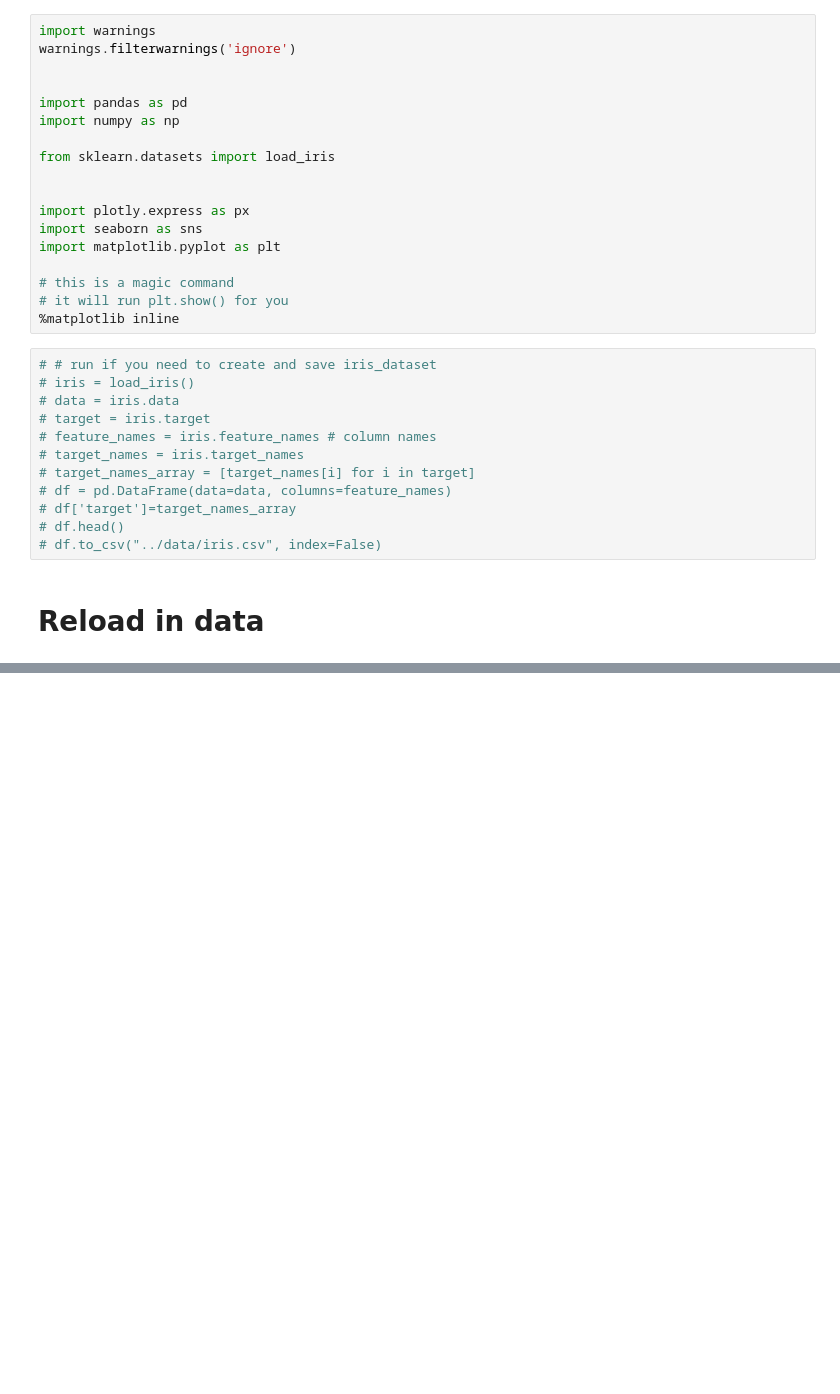
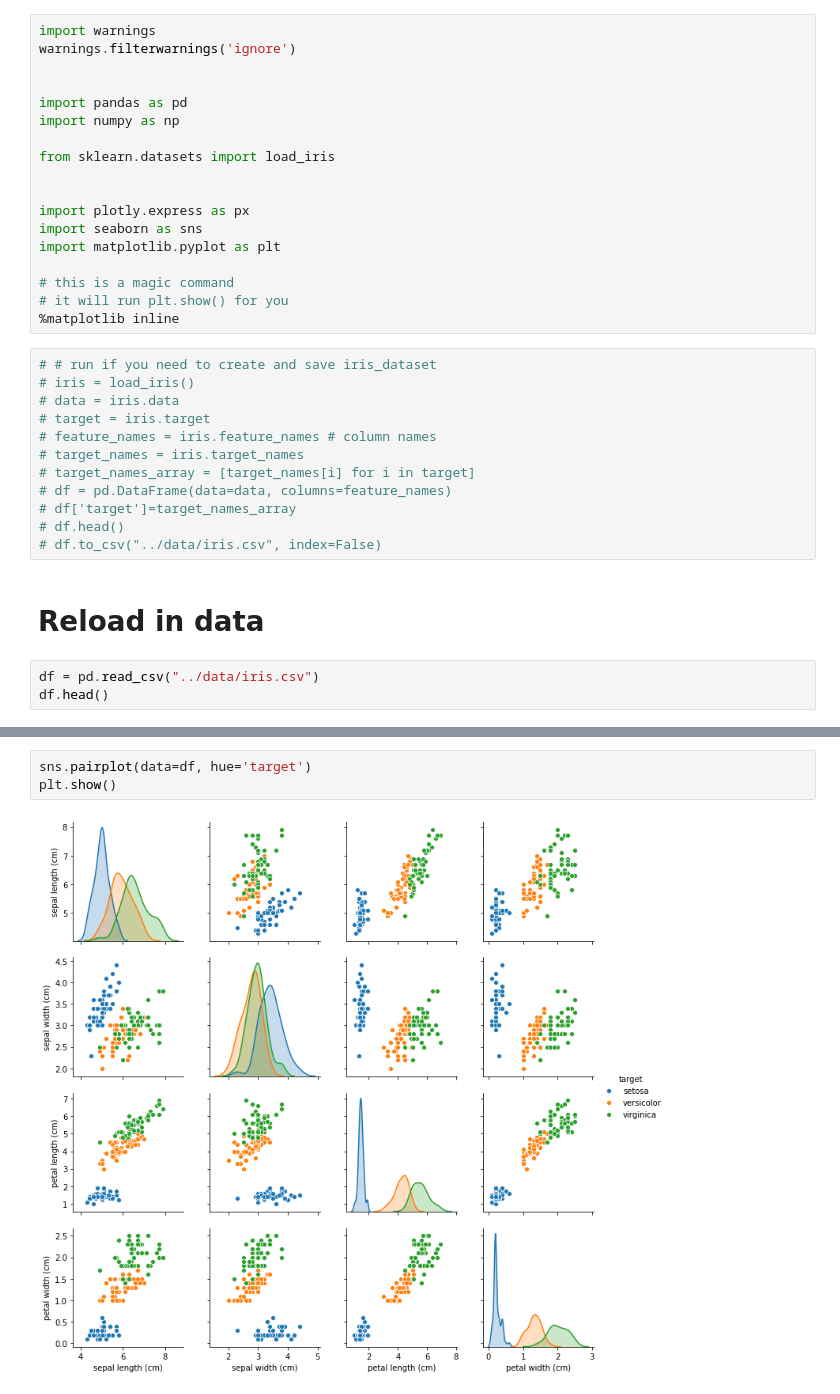
Before and after one commit to learn-co-curriculum/aug-ds-ft-2020-notebooks, a Jupyter notebook: topic17/bayesianStats.ipynb, the cells around one changed output, grey strips where cells are left out. Drawn from its saved outputs; the diff is of its cells as text; blank space fills up the shorter version.

```diff
--- a/topic17/bayesianStats.ipynb
+++ b/topic17/bayesianStats.ipynb
@@ -42,3 +42,6 @@ import matplotlib.pyplot as plt
 # df.to_csv("../data/iris.csv", index=False)
 # %% [markdown]
 # Reload in data
+# %%
+df = pd.read_csv("../data/iris.csv")
+df.head()
@@ -44,0 +55,5 @@ import matplotlib.pyplot as plt
+# %%
+sns.pairplot(data=df, hue='target')
+plt.show()
+# %% [output]
+[figure, added]
```
Also changed, not shown: parts of 17 cells of this notebook, 1 other file.
